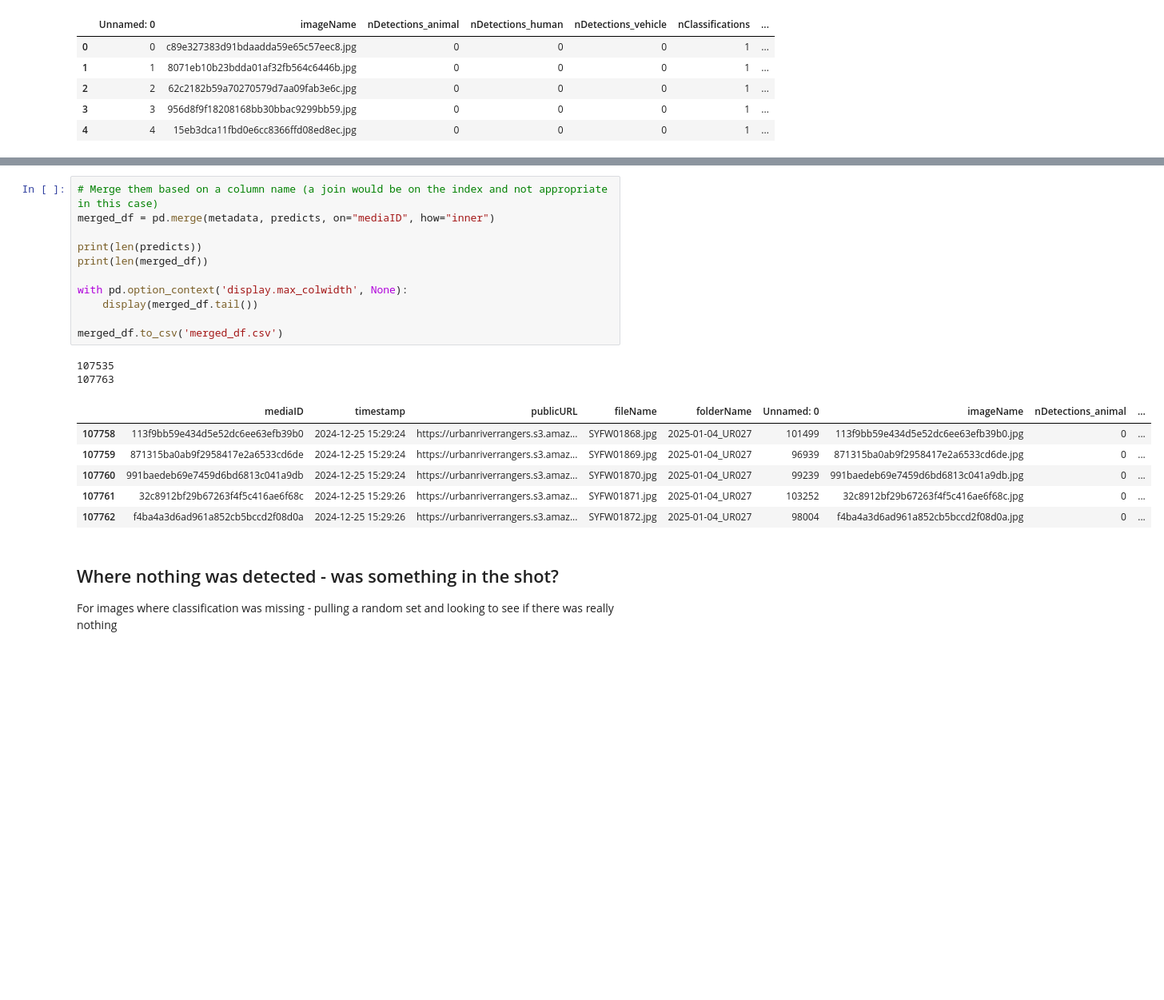
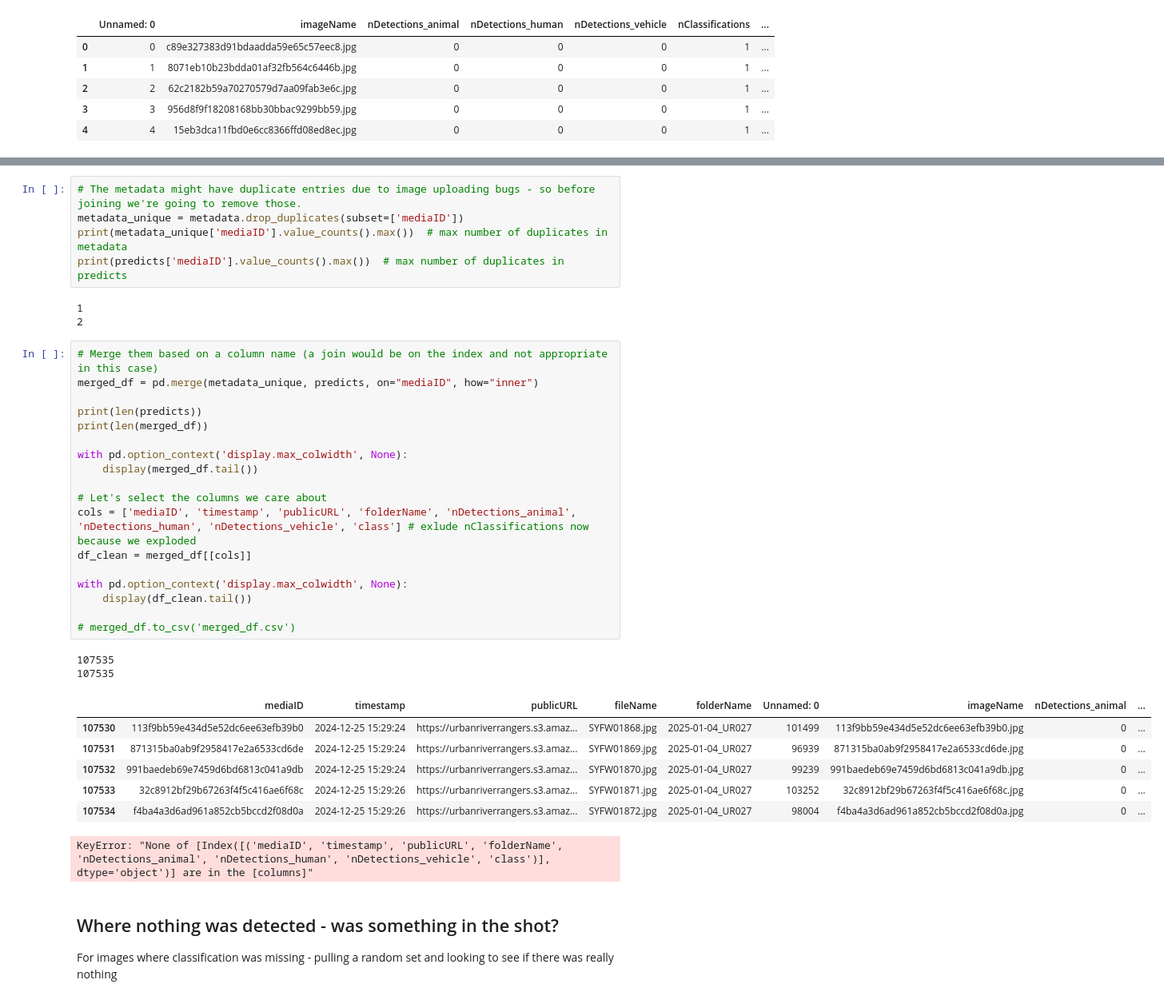
Before and after one commit to morescode-pm/urbanrivers-speciesnet-preview, a Jupyter notebook: runs/full-no-geo/eda-predict-full-no-geo.ipynb, the cells around one changed output, grey strips where cells are left out. Shown at 80% size. Cells and saved outputs as stored; diff of their text form; blank space fills up the shorter version.

Commit message:
clean and select

```diff
--- a/runs/full-no-geo/eda-predict-full-no-geo.ipynb
+++ b/runs/full-no-geo/eda-predict-full-no-geo.ipynb
@@ -313,26 +313,42 @@ dtypes: object(5)
  7   mediaID              107535 non-null  object
 dtypes: int64(5), object(3)
 memory usage: 6.6+ MB
+# %%
+# The metadata might have duplicate entries due to image uploading bugs - so before joining we're going to remove those.
+metadata_unique = metadata.drop_duplicates(subset=['mediaID'])
+print(metadata_unique['mediaID'].value_counts().max())  # max number of duplicates in metadata
+print(predicts['mediaID'].value_counts().max())  # max number of duplicates in predicts
+# %% [output]
+1
+2
 # %%
 # Merge them based on a column name (a join would be on the index and not appropriate in this case)
-merged_df = pd.merge(metadata, predicts, on="mediaID", how="inner")
+merged_df = pd.merge(metadata_unique, predicts, on="mediaID", how="inner")
 
 print(len(predicts))
 print(len(merged_df))
 
 with pd.option_context('display.max_colwidth', None):
     display(merged_df.tail())
 
-merged_df.to_csv('merged_df.csv')
+# Let's select the columns we care about
+cols = ['mediaID', 'timestamp', 'publicURL', 'folderName', 'nDetections_animal', 'nDetections_human', 'nDetections_vehicle', 'class'] # exlude nClassifications now because we exploded
+df_clean = merged_df[[cols]]
+
+with pd.option_context('display.max_colwidth', None):
+    display(df_clean.tail())
+
+# merged_df.to_csv('merged_df.csv')
 # %% [output]
 107535
-107763
+107535
 |  | mediaID | timestamp | publicURL | fileName | folderName | Unnamed: 0 | imageName | nDetections_animal | ... |
-| 107758 | 113f9bb59e434d5e52dc6ee63efb39b0 | 2024-12-25 15:29:24 | https://urbanriverrangers.s3.amaz... | SYFW01868.jpg | 2025-01-04_UR027 | 101499 | 113f9bb59e434d5e52dc6ee63efb39b0.jpg | 0 | ... |
-| 107759 | 871315ba0ab9f2958417e2a6533cd6de | 2024-12-25 15:29:24 | https://urbanriverrangers.s3.amaz... | SYFW01869.jpg | 2025-01-04_UR027 | 96939 | 871315ba0ab9f2958417e2a6533cd6de.jpg | 0 | ... |
-| 107760 | 991baedeb69e7459d6bd6813c041a9db | 2024-12-25 15:29:24 | https://urbanriverrangers.s3.amaz... | SYFW01870.jpg | 2025-01-04_UR027 | 99239 | 991baedeb69e7459d6bd6813c041a9db.jpg | 0 | ... |
-| 107761 | 32c8912bf29b67263f4f5c416ae6f68c | 2024-12-25 15:29:26 | https://urbanriverrangers.s3.amaz... | SYFW01871.jpg | 2025-01-04_UR027 | 103252 | 32c8912bf29b67263f4f5c416ae6f68c.jpg | 0 | ... |
-| 107762 | f4ba4a3d6ad961a852cb5bccd2f08d0a | 2024-12-25 15:29:26 | https://urbanriverrangers.s3.amaz... | SYFW01872.jpg | 2025-01-04_UR027 | 98004 | f4ba4a3d6ad961a852cb5bccd2f08d0a.jpg | 0 | ... |
+| 107530 | 113f9bb59e434d5e52dc6ee63efb39b0 | 2024-12-25 15:29:24 | https://urbanriverrangers.s3.amaz... | SYFW01868.jpg | 2025-01-04_UR027 | 101499 | 113f9bb59e434d5e52dc6ee63efb39b0.jpg | 0 | ... |
+| 107531 | 871315ba0ab9f2958417e2a6533cd6de | 2024-12-25 15:29:24 | https://urbanriverrangers.s3.amaz... | SYFW01869.jpg | 2025-01-04_UR027 | 96939 | 871315ba0ab9f2958417e2a6533cd6de.jpg | 0 | ... |
+| 107532 | 991baedeb69e7459d6bd6813c041a9db | 2024-12-25 15:29:24 | https://urbanriverrangers.s3.amaz... | SYFW01870.jpg | 2025-01-04_UR027 | 99239 | 991baedeb69e7459d6bd6813c041a9db.jpg | 0 | ... |
+| 107533 | 32c8912bf29b67263f4f5c416ae6f68c | 2024-12-25 15:29:26 | https://urbanriverrangers.s3.amaz... | SYFW01871.jpg | 2025-01-04_UR027 | 103252 | 32c8912bf29b67263f4f5c416ae6f68c.jpg | 0 | ... |
+| 107534 | f4ba4a3d6ad961a852cb5bccd2f08d0a | 2024-12-25 15:29:26 | https://urbanriverrangers.s3.amaz... | SYFW01872.jpg | 2025-01-04_UR027 | 98004 | f4ba4a3d6ad961a852cb5bccd2f08d0a.jpg | 0 | ... |
+KeyError: "None of [Index([('mediaID', 'timestamp', 'publicURL', 'folderName', 'nDetections_animal', 'nDetections_human', 'nDetections_vehicle', 'class')], dtype='object')] are in the [columns]"
 # %% [markdown]
 ## Where nothing was detected - was something in the shot?
 
```
Also changed, not shown: parts of 2 cells of this notebook.
